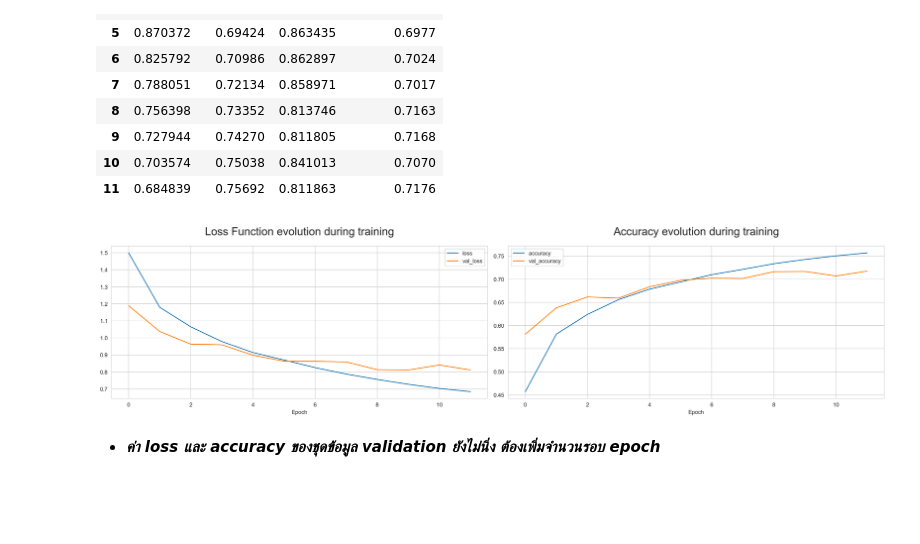
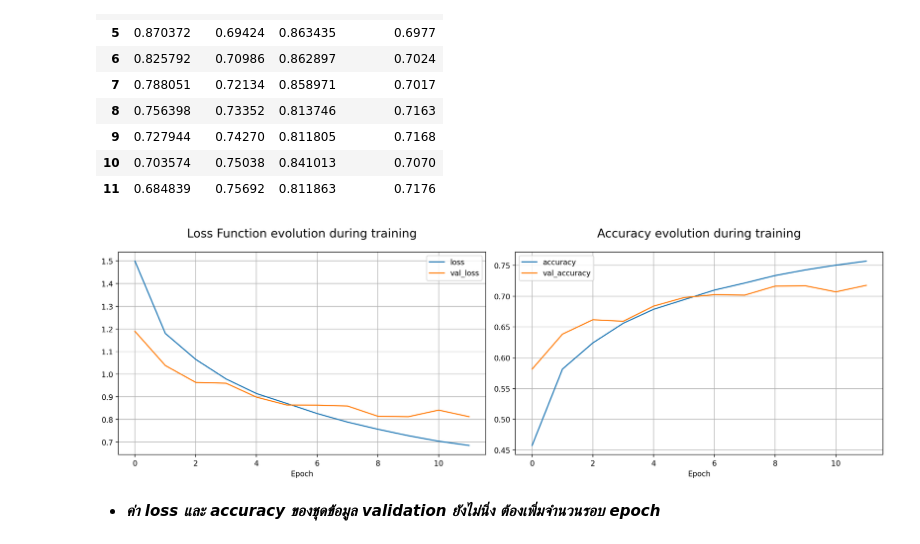
Before and after one commit to ChayutPhukson/Python, a Jupyter notebook: The CIFAR-10 dataset/cifar10.ipynb, the cells around one changed output. Cells and saved outputs as stored; diff of their text form; code cells hidden in the pictures; blank space fills up the shorter version.

```diff
--- a/The CIFAR-10 dataset/cifar10.ipynb
+++ b/The CIFAR-10 dataset/cifar10.ipynb
@@ -385,27 +385,29 @@ metrics
 | 10 | 0.703574 | 0.75038 | 0.841013 | 0.7070 |
 | 11 | 0.684839 | 0.75692 | 0.811863 | 0.7176 |
 # %%
-sns.set_style('whitegrid')
-plt.figure(figsize = (20, 5))
+plt.style.use('default')
+plt.figure(figsize = (15, 5))
 
 plt.subplot(1, 2, 1)
 plt.plot(cnn_history.history['loss'], label = 'loss')
 plt.plot(cnn_history.history['val_loss'], label = 'val_loss')
-plt.title('Loss Function evolution during training', fontsize = 20, pad = 20)
+plt.title('Loss Function evolution during training', fontsize = 16, pad = 20)
 plt.legend()
 plt.xlabel('Epoch')
+plt.grid()
 
 plt.subplot(1, 2, 2)
 plt.plot(cnn_history.history['accuracy'], label = 'accuracy')
 plt.plot(cnn_history.history['val_accuracy'], label = 'val_accuracy')
-plt.title('Accuracy evolution during training', fontsize = 20, pad = 20)
+plt.title('Accuracy evolution during training', fontsize = 16, pad = 20)
 plt.legend()
-plt.xlabel('Epoch') ;
+plt.xlabel('Epoch')
+plt.grid() ;
 
 plt.tight_layout()
 plt.savefig('plot_evaluate.png', dpi = 300)
 # %% [output]
-[figure, old version]
+[figure, new version]
 # %% [markdown]
 - ***ค่า loss และ accuracy ของชุดข้อมูล validation ยังไม่นิ่ง ต้องเพิ่มจำนวนรอบ epoch***
 # %% [markdown]
```
Also changed, not shown: 1 other file.
